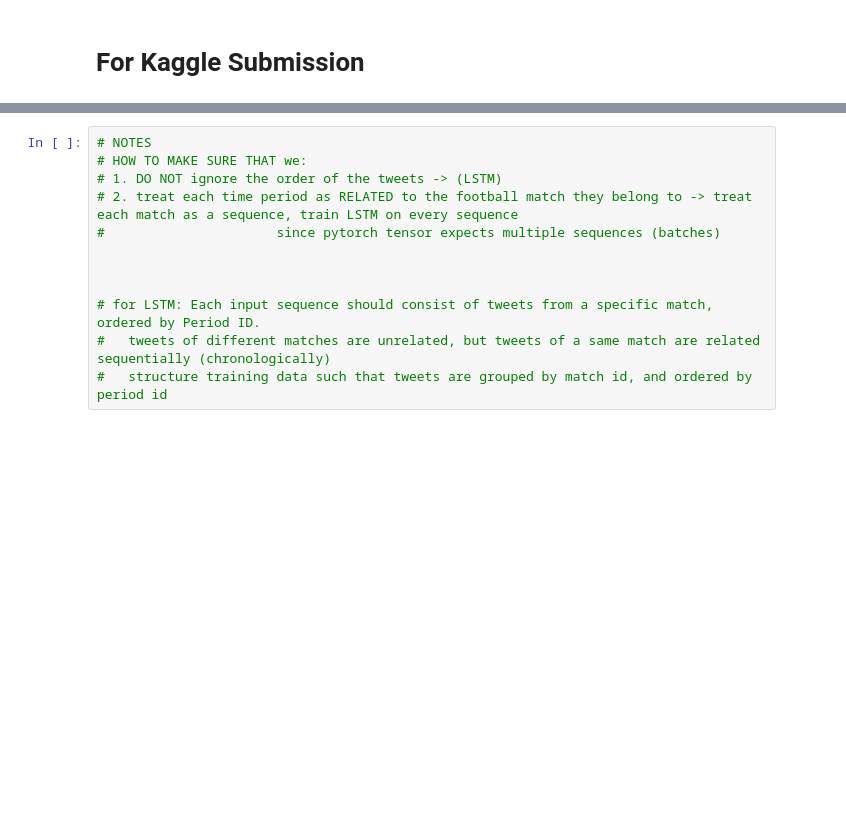
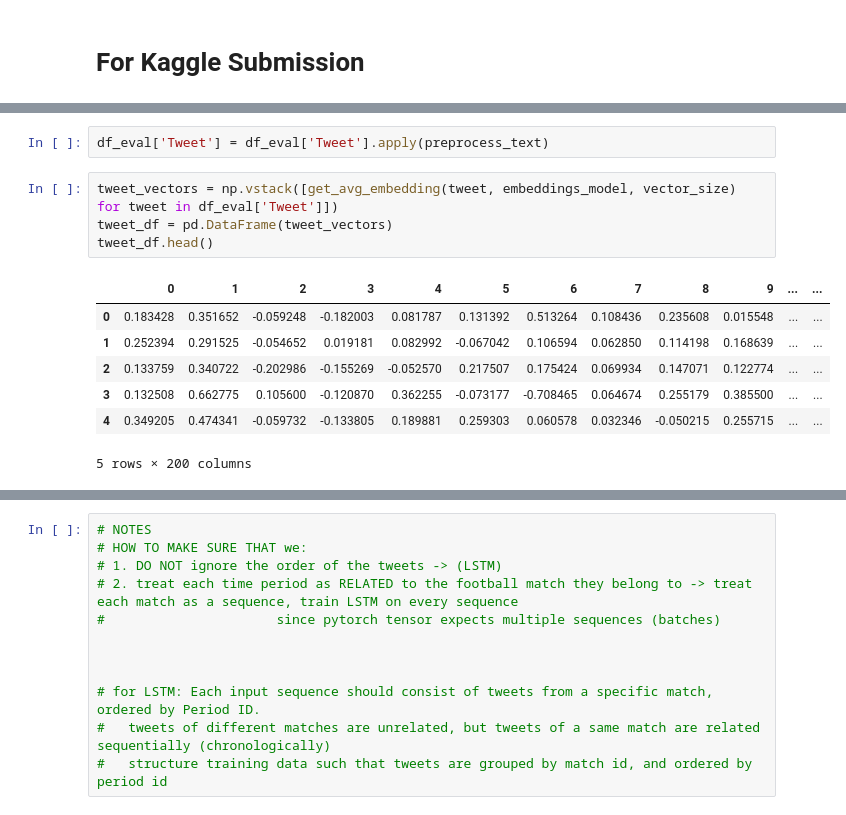
Before and after one commit to vmic2002/DeepLearningChallengeCSC_51054_EP, a Jupyter notebook: Group_challenge_weight_watchers.ipynb, the cells around one changed output, grey strips where cells are left out. Saved outputs shown, nothing was run; the diff lists cells and outputs as text; blank space fills up the shorter version.

```diff
--- a/Group_challenge_weight_watchers.ipynb
+++ b/Group_challenge_weight_watchers.ipynb
@@ -575,0 +701,14 @@ y_tensor = torch.tensor(y_tensor, dtype=torch.float32)
+# %%
+df_eval['Tweet'] = df_eval['Tweet'].apply(preprocess_text)
+# %%
+tweet_vectors = np.vstack([get_avg_embedding(tweet, embeddings_model, vector_size) for tweet in df_eval['Tweet']])
+tweet_df = pd.DataFrame(tweet_vectors)
+tweet_df.head()
+# %% [output]
+|  | 0 | 1 | 2 | 3 | 4 | 5 | 6 | 7 | 8 | 9 | ... | ... |
+| 0 | 0.183428 | 0.351652 | -0.059248 | -0.182003 | 0.081787 | 0.131392 | 0.513264 | 0.108436 | 0.235608 | 0.015548 | ... | ... |
+| 1 | 0.252394 | 0.291525 | -0.054652 | 0.019181 | 0.082992 | -0.067042 | 0.106594 | 0.062850 | 0.114198 | 0.168639 | ... | ... |
+| 2 | 0.133759 | 0.340722 | -0.202986 | -0.155269 | -0.052570 | 0.217507 | 0.175424 | 0.069934 | 0.147071 | 0.122774 | ... | ... |
+| 3 | 0.132508 | 0.662775 | 0.105600 | -0.120870 | 0.362255 | -0.073177 | -0.708465 | 0.064674 | 0.255179 | 0.385500 | ... | ... |
+| 4 | 0.349205 | 0.474341 | -0.059732 | -0.133805 | 0.189881 | 0.259303 | 0.060578 | 0.032346 | -0.050215 | 0.255715 | ... | ... |
+5 rows × 200 columns
```
Also changed, not shown: parts of 24 cells of this notebook.
